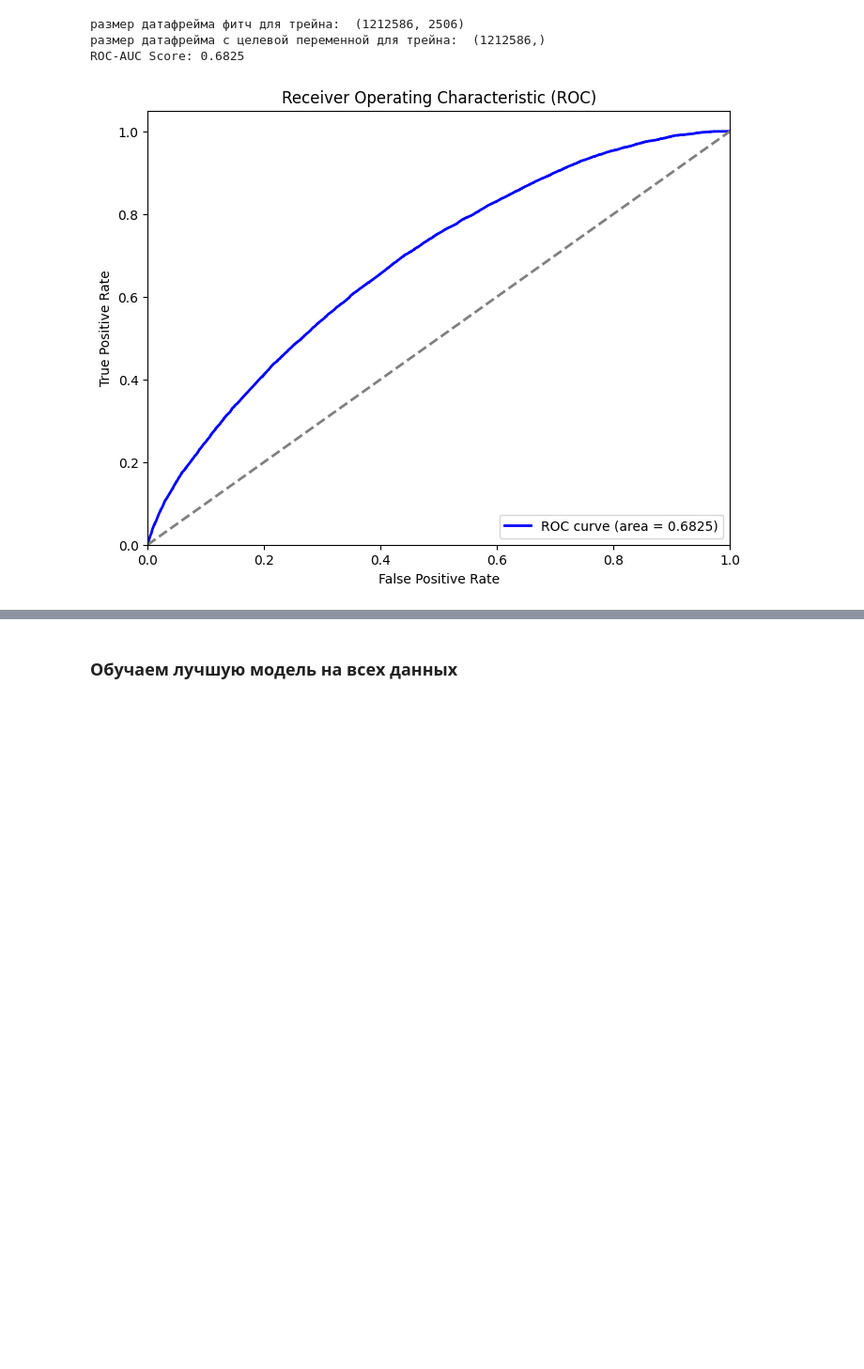
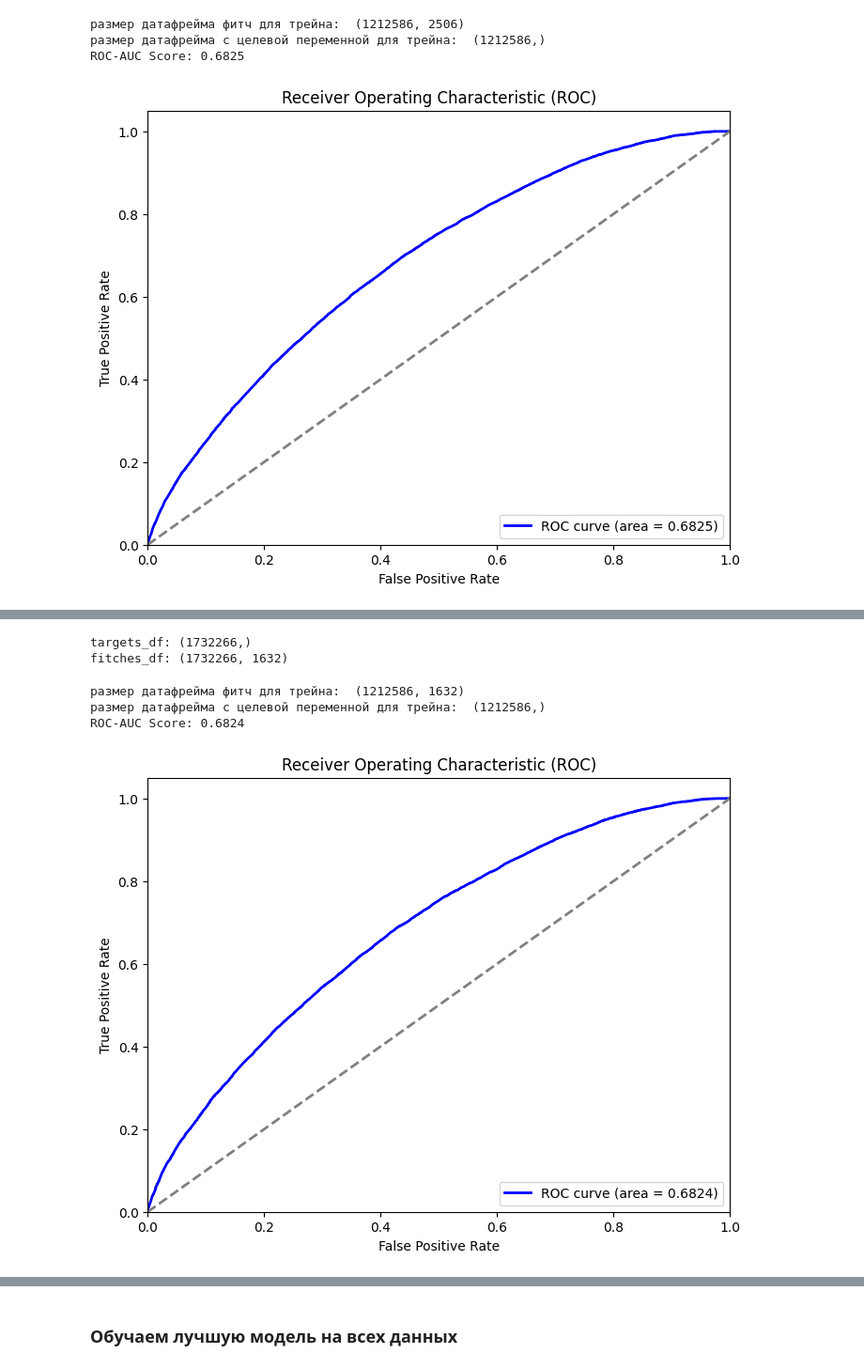
Before and after one commit to saidplatonov/sber_avto_sklrn_ML, a Jupyter notebook: research_result.ipynb, the cells around one changed output, grey strips where cells are left out. Shown at 94% size. Saved outputs shown, nothing was run; the diff lists cells and outputs as text; code cells hidden in the pictures; blank space fills up the shorter version.

```diff
--- a/research_result.ipynb
+++ b/research_result.ipynb
@@ -2742,6 +2744,9 @@ ROC-AUC Score: 0.6100
 У данной модели лучший показатель ROC_AUC, но она уступает по скорости SGDClassifier.<br>
 Так же есть проблема интерпритации влияния фитчей на положительный резльтат целевой переменной.
 # %%
+targets_df = sessions_tomodeling['conversion_rate']
+fitches_df = sessions_tomodeling.drop(columns=['conversion_rate'])
+
 fitches_train, fitches_test, target_train, target_test = train_test_split(fitches_df, targets_df,
                                                                           test_size=0.3, random_state=42, stratify=targets_df)
 print("размер датафрейма фитч для трейна: ", fitches_train.shape)
@@ -2752,10 +2757,8 @@ mlp_tuned = MLPClassifier(
     hidden_layer_sizes=(150, 100, 50),  # Количество нейронов в скрытых слоях
     activation='relu',  # Функция активации
     solver='adam',  # Алгоритм оптимизации
-    # batch_size=25600,  # Размер батча
     learning_rate='adaptive',  # Адаптивная скорость обучения
     max_iter=1,  # Максимальное количество итераций на один вызов partial_fit
-    warm_start=True,  # Чтобы модель не переобучалась при каждом вызове partial_fit
     random_state=42
 )
 
@@ -2787,3 +2790,12 @@ drow_roc_auc(target_test, y_pred_proba)
 размер датафрейма с целевой переменной для трейна:  (1212586,)
 ROC-AUC Score: 0.6825
 [figure]
+# %%
+# Для оценки важности фичей можно использовать значения коэффициентов
+# Например, можно посчитать среднее абсолютное значение коэффициентов для каждой фичи
+mlp_mean_abs_coefs = np.mean(np.abs(mlp_tuned.coefs_[0]), axis=1)
+# mean_abs_coefs = np.mean(mlp_tuned.coefs_[0], axis=1)
+mlp_feature_importance = pd.DataFrame({'Feature': fitches_train.columns, 'Importance': mlp_mean_abs_coefs})
+mlp_feature_importance = mlp_feature_importance.sort_values(by='Importance', ascending=False)
+pd.set_option('display.float_format', lambda x: '%.5f' % x)
+mlp_feature_importance
@@ -2790 +2816,55 @@ ROC-AUC Score: 0.6825
+# %%
+# избавляемся от фитч с коэфициентом ниже 0.001
+targets_df = sessions_tomodeling['conversion_rate']
+fitches_df = sessions_tomodeling.drop(columns=['conversion_rate']+mlp_feature_importance['Feature'][mlp_feature_importance['Importance']<0.001].to_list())
+print(f"targets_df: {targets_df.shape}\nfitches_df: {fitches_df.shape}")
+# %% [output]
+targets_df: (1732266,)
+fitches_df: (1732266, 1632)
+# %%
+# Обучаем с новыми фитчами
+
+fitches_train, fitches_test, target_train, target_test = train_test_split(fitches_df, targets_df,
+                                                                          test_size=0.3, random_state=42, stratify=targets_df)
+print("размер датафрейма фитч для трейна: ", fitches_train.shape)
+print("размер датафрейма с целевой переменной для трейна: ", target_train.shape)
+
+# Создание и настройка MLPClassifier
+mlp_tuned = MLPClassifier(
+    hidden_layer_sizes=(150, 100, 50),  # Количество нейронов в скрытых слоях
+    activation='relu',  # Функция активации
+    solver='adam',  # Алгоритм оптимизации
+    learning_rate='adaptive',  # Адаптивная скорость обучения
+    max_iter=1,  # Максимальное количество итераций на один вызов partial_fit
+    random_state=42
+)
+
+# Определение классов
+classes = np.unique(target_train)
+
+# Инициализация частичного обучения
+mlp_tuned.partial_fit(fitches_train[:256], target_train[:256], classes=classes)
+
+# Обучение модели на батчах данных
+batch_size = 200000  # Размер батча
+n_batches = len(fitches_train) // batch_size + 1
+
+for i in range(n_batches):
+    start = i * batch_size
+    end = min((i + 1) * batch_size, len(fitches_train))
+    mlp_tuned.partial_fit(fitches_train[start:end], target_train[start:end])
+
+# Предсказания вероятностей для тестового набора
+y_pred_proba = mlp_tuned.predict_proba(fitches_test)[:, 1]
+
+# Оценка модели с использованием ROC-AUC
+roc_auc = roc_auc_score(target_test, y_pred_proba)
+print(f'ROC-AUC Score: {roc_auc:.4f}')
+
+drow_roc_auc(target_test, y_pred_proba)
+# %% [output]
+размер датафрейма фитч для трейна:  (1212586, 1632)
+размер датафрейма с целевой переменной для трейна:  (1212586,)
+ROC-AUC Score: 0.6824
+[figure, added]
 # %% [markdown]
```
Also changed, not shown: parts of 26 cells of this notebook, 1 other file.
